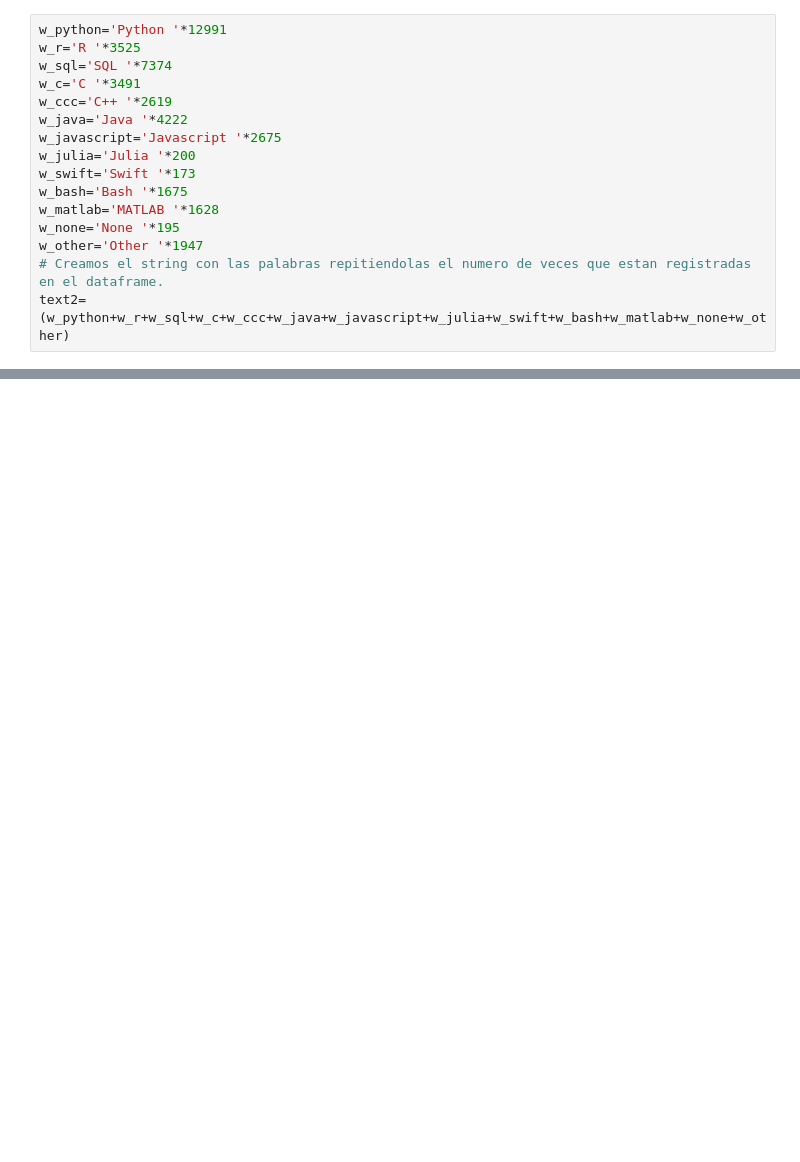
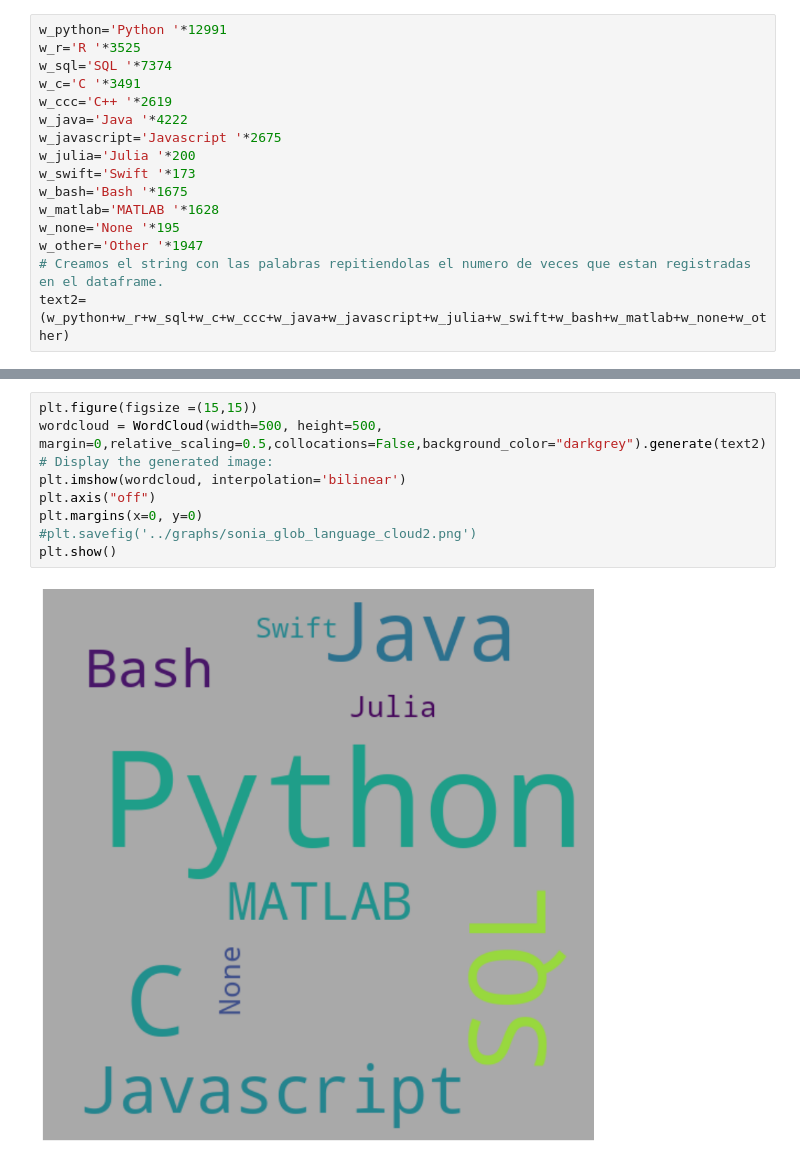
Before and after one commit to Adalab/project-da-promo-c-module-2-team-1, a Jupyter notebook: code/code_sonia_global.ipynb, the cells around one changed output, grey strips where cells are left out. Saved outputs shown, nothing was run; the diff lists cells and outputs as text; blank space fills up the shorter version.

```diff
--- a/code/code_sonia_global.ipynb
+++ b/code/code_sonia_global.ipynb
@@ -319,0 +326,11 @@ plt.show()
+# %%
+plt.figure(figsize =(15,15))
+wordcloud = WordCloud(width=500, height=500, margin=0,relative_scaling=0.5,collocations=False,background_color="darkgrey").generate(text2)
+# Display the generated image:
+plt.imshow(wordcloud, interpolation='bilinear')
+plt.axis("off")
+plt.margins(x=0, y=0)
+#plt.savefig('../graphs/sonia_glob_language_cloud2.png')
+plt.show()
+# %% [output]
+[figure, added]
```
Also changed, not shown: parts of 5 cells of this notebook, 10 other files.
